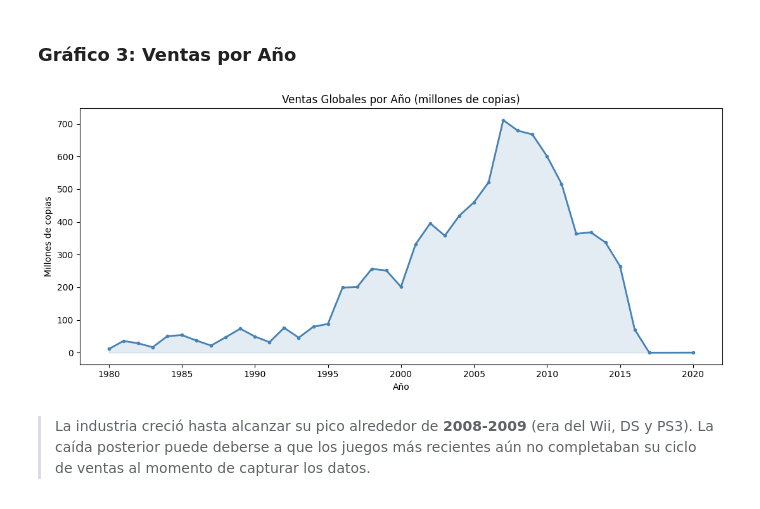
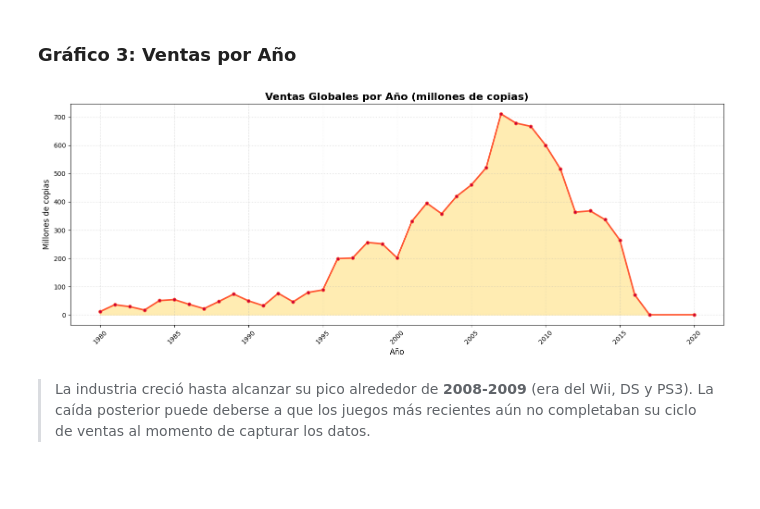
Before and after one commit to KaRaMbIIt/Mineria_De_Datos_VideoGameSales, a Jupyter notebook: Ev_1_Mineria_de_Datos.ipynb, the cells around one changed output. Cells and saved outputs as stored; diff of their text form; code cells hidden in the pictures; blank space fills up the shorter version.

```diff
--- a/Ev_1_Mineria_de_Datos.ipynb
+++ b/Ev_1_Mineria_de_Datos.ipynb
@@ -249,16 +275,25 @@ plt.show()
 # %%
 ventas_año = df.groupby('Year')['Global_Sales'].sum()
 
-plt.figure(figsize=(11, 5))
-plt.plot(ventas_año.index, ventas_año.values, color='steelblue', linewidth=2, marker='o', markersize=3)
-plt.fill_between(ventas_año.index, ventas_año.values, alpha=0.15, color='steelblue')
-plt.title('Ventas Globales por Año (millones de copias)')
-plt.xlabel('Año')
-plt.ylabel('Millones de copias')
+plt.figure(figsize=(15, 6)) # Aumentar tamaño
+plt.plot(
+    ventas_año.index, ventas_año.values,
+    color='#FF5733', # Nuevo color para la línea
+    linewidth=2.5,
+    marker='o',
+    markersize=5,
+    markerfacecolor='#C70039' # Color para los marcadores
+)
+plt.fill_between(ventas_año.index, ventas_año.values, color='#FFC300', alpha=0.3) # Área bajo la curva con otro color
+plt.title('Ventas Globales por Año (millones de copias)', fontsize=16, fontweight='bold')
+plt.xlabel('Año', fontsize=12)
+plt.ylabel('Millones de copias', fontsize=12)
+plt.grid(True, linestyle=':', alpha=0.6) # Añadir una rejilla más sutil
+plt.xticks(rotation=45) # Rotar etiquetas para evitar superposición
 plt.tight_layout()
 plt.show()
 # %% [output]
-[figure, old version]
+[figure, new version]
 # %% [markdown]
 > La industria creció hasta alcanzar su pico alrededor de **2008-2009** (era del Wii, DS y PS3). La caída posterior puede deberse a que los juegos más recientes aún no completaban su ciclo de ventas al momento de capturar los datos.
 # %% [markdown]
```
Also changed, not shown: parts of 5 cells of this notebook.
